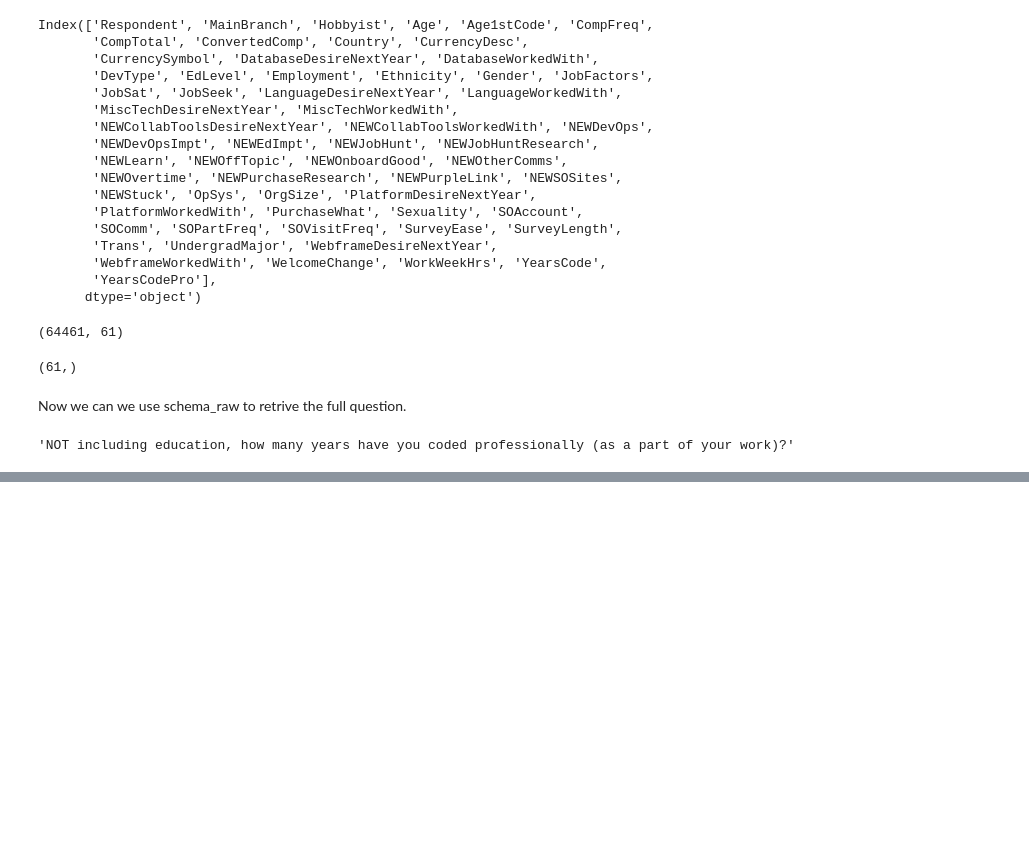
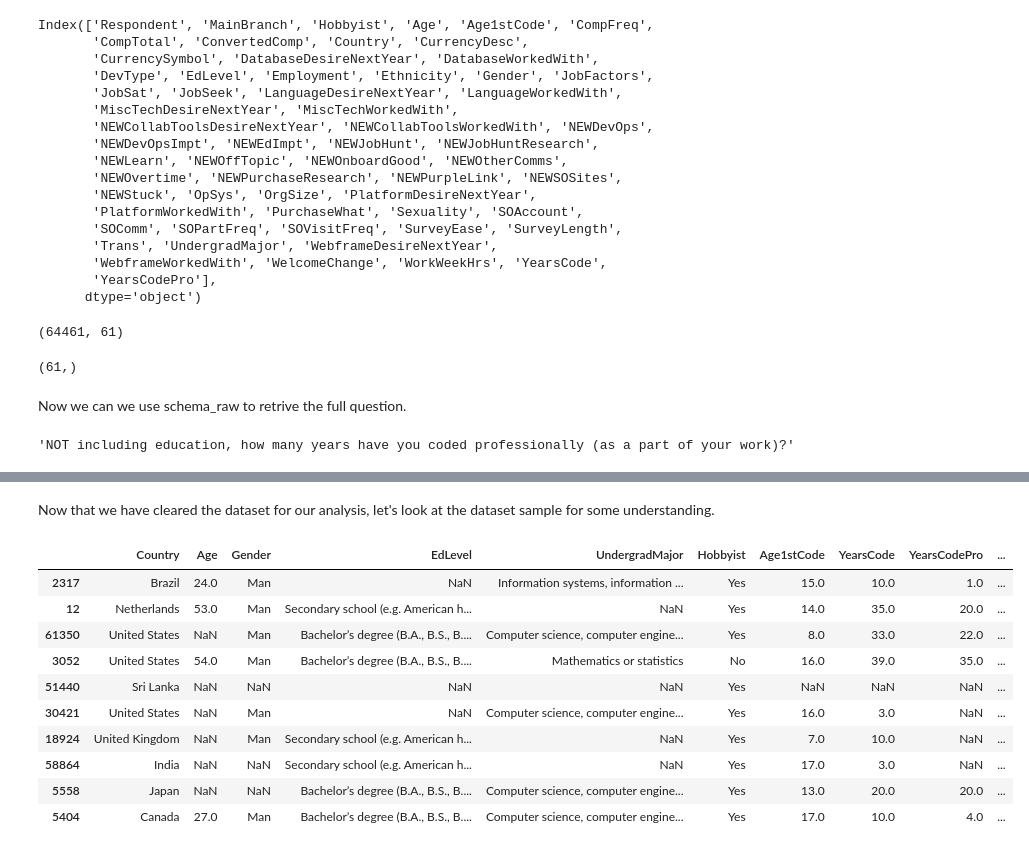
Before and after one commit to mayanksingh-0405/Exploratory-Data-Analysis-using-Python---A-Case-Study, a Jupyter notebook: eda-analysis.ipynb, the cells around one changed output, grey strips where cells are left out. Saved outputs shown, nothing was run; the diff lists cells and outputs as text; code cells hidden in the pictures; blank space fills up the shorter version.

```diff
--- a/eda-analysis.ipynb
+++ b/eda-analysis.ipynb
@@ -66,0 +125,4 @@ schema_raw['YearsCodePro']
+# %%
+survey_df['Age1stCode'] = pd.to_numeric(survey_df.Age1stCode, errors='coerce')
+survey_df['YearsCode'] = pd.to_numeric(survey_df.YearsCode, errors='coerce')
+survey_df['YearsCodePro'] = pd.to_numeric(survey_df.YearsCodePro, errors='coerce')
@@ -66,0 +143,3 @@ schema_raw['YearsCodePro']
+# %%
+survey_df.drop(survey_df[survey_df.Age < 10].index, inplace=True)
+survey_df.drop(survey_df[survey_df.Age > 100].index, inplace=True)
@@ -66,0 +148,2 @@ schema_raw['YearsCodePro']
+# %%
+survey_df.drop(survey_df[survey_df.WorkWeekHrs > 140].index, inplace=True)
@@ -66,0 +166,18 @@ schema_raw['YearsCodePro']
+# %%
+survey_df.where(~(survey_df.Gender.str.contains(';', na=False)), np.nan, inplace=True)
+# %% [markdown]
+Now that we have cleared the dataset for our analysis, let's look at the dataset sample for some understanding.
+# %%
+survey_df.sample(10)
+# %% [output]
+|  | Country | Age | Gender | EdLevel | UndergradMajor | Hobbyist | Age1stCode | YearsCode | YearsCodePro | ... |
+| 2317 | Brazil | 24.0 | Man | NaN | Information systems, information ... | Yes | 15.0 | 10.0 | 1.0 | ... |
+| 12 | Netherlands | 53.0 | Man | Secondary school (e.g. American h... | NaN | Yes | 14.0 | 35.0 | 20.0 | ... |
+| 61350 | United States | NaN | Man | Bachelor’s degree (B.A., B.S., B.... | Computer science, computer engine... | Yes | 8.0 | 33.0 | 22.0 | ... |
+| 3052 | United States | 54.0 | Man | Bachelor’s degree (B.A., B.S., B.... | Mathematics or statistics | No | 16.0 | 39.0 | 35.0 | ... |
+| 51440 | Sri Lanka | NaN | NaN | NaN | NaN | Yes | NaN | NaN | NaN | ... |
+| 30421 | United States | NaN | Man | NaN | Computer science, computer engine... | Yes | 16.0 | 3.0 | NaN | ... |
+| 18924 | United Kingdom | NaN | Man | Secondary school (e.g. American h... | NaN | Yes | 7.0 | 10.0 | NaN | ... |
+| 58864 | India | NaN | NaN | Secondary school (e.g. American h... | NaN | Yes | 17.0 | 3.0 | NaN | ... |
+| 5558 | Japan | NaN | NaN | Bachelor’s degree (B.A., B.S., B.... | Computer science, computer engine... | Yes | 13.0 | 20.0 | 20.0 | ... |
+| 5404 | Canada | 27.0 | Man | Bachelor’s degree (B.A., B.S., B.... | Computer science, computer engine... | Yes | 17.0 | 10.0 | 4.0 | ... |
```
Also changed, not shown: parts of 10 cells of this notebook.
